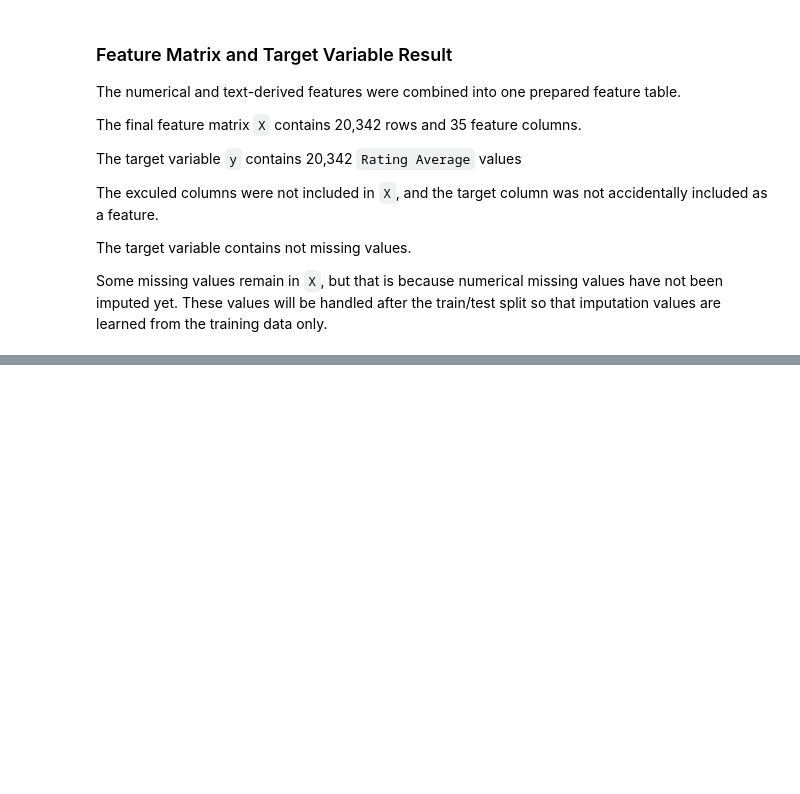
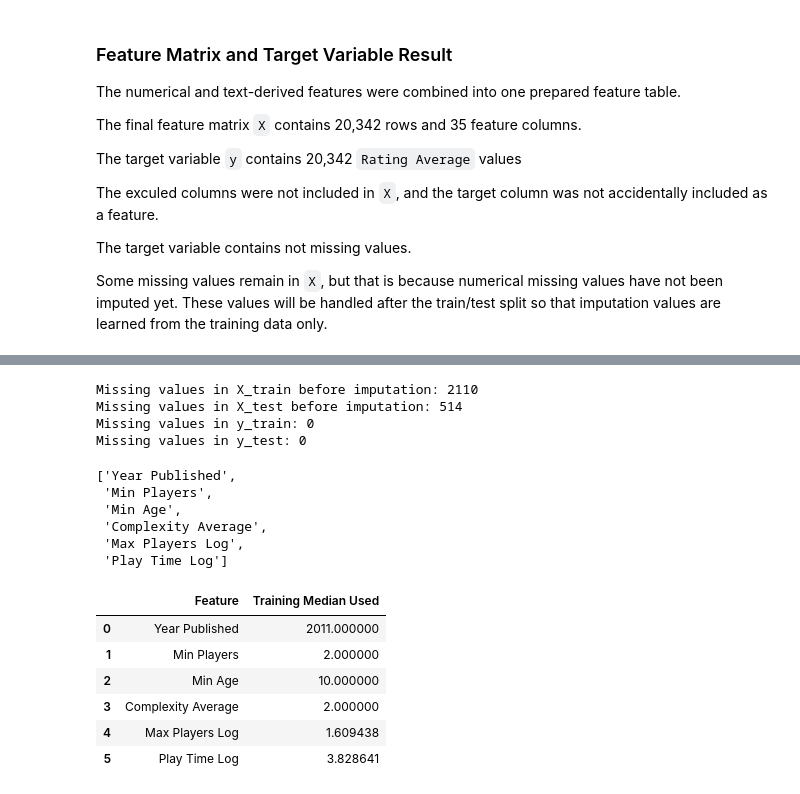
Before and after one commit to Agnogh/board-game-rating-predictor, a Jupyter notebook: notebooks/04_feature_engineering_model_preparation.ipynb, the cells around one changed output, grey strips where cells are left out. Drawn from its saved outputs; the diff is of its cells as text; code cells hidden in the pictures; blank space fills up the shorter version.

```diff
--- a/notebooks/04_feature_engineering_model_preparation.ipynb
+++ b/notebooks/04_feature_engineering_model_preparation.ipynb
@@ -1004,0 +1036,65 @@ Some missing values remain in `X`, but that is because numerical missing values
+# %%
+# Check missing values after spiltting
+print("Missing values in X_train before imputation:", X_train.isnull().sum().sum())
+print("Missing values in X_test before imputation:", X_test.isnull().sum().sum())
+print("Missing values in y_train:", y_train.isnull().sum())
+print("Missing values in y_test:", y_test.isnull().sum())
+# %% [output]
+Missing values in X_train before imputation: 2110
+Missing values in X_test before imputation: 514
+Missing values in y_train: 0
+Missing values in y_test: 0
+# %%
+# Identify feature columns that contain missing values in the training set
+features_with_missing_values = (
+    X_train
+    .columns[X_train.isnull().any()]
+    .tolist()
+)
+
+# Original numerical features,
+# or log-transformed numerical features,
+# still containng missing values
+features_with_missing_values
+# %% [output]
+['Year Published',
+ 'Min Players',
+ 'Min Age',
+ 'Complexity Average',
+ 'Max Players Log',
+ 'Play Time Log']
+# %%
+# Create copies of the training and testing feature sets
+X_train_prepared = X_train.copy()
+X_test_prepared = X_test.copy()
+
+# Create median imputer for the columns with missing values
+median_imputer = SimpleImputer(strategy="median")
+
+# Learn median values from the training set only
+X_train_prepared[features_with_missing_values] = (
+    median_imputer.fit_transform(X_train[features_with_missing_values])
+)
+
+# Apply the same training-set median values to the tetsing set
+X_test_prepared[features_with_missing_values] = (
+    median_imputer.transform(X_test[features_with_missing_values])
+)
+# %%
+# Show training-set median values used for imputation
+imputation_summary = pd.DataFrame(
+    {
+        "Feature": features_with_missing_values,
+        "Training Median Used": median_imputer.statistics_
+    }
+)
+
+imputation_summary
+# %% [output]
+|  | Feature | Training Median Used |
+| 0 | Year Published | 2011.000000 |
+| 1 | Min Players | 2.000000 |
+| 2 | Min Age | 10.000000 |
+| 3 | Complexity Average | 2.000000 |
+| 4 | Max Players Log | 1.609438 |
+| 5 | Play Time Log | 3.828641 |
```
Also changed, not shown: parts of 7 cells of this notebook.
